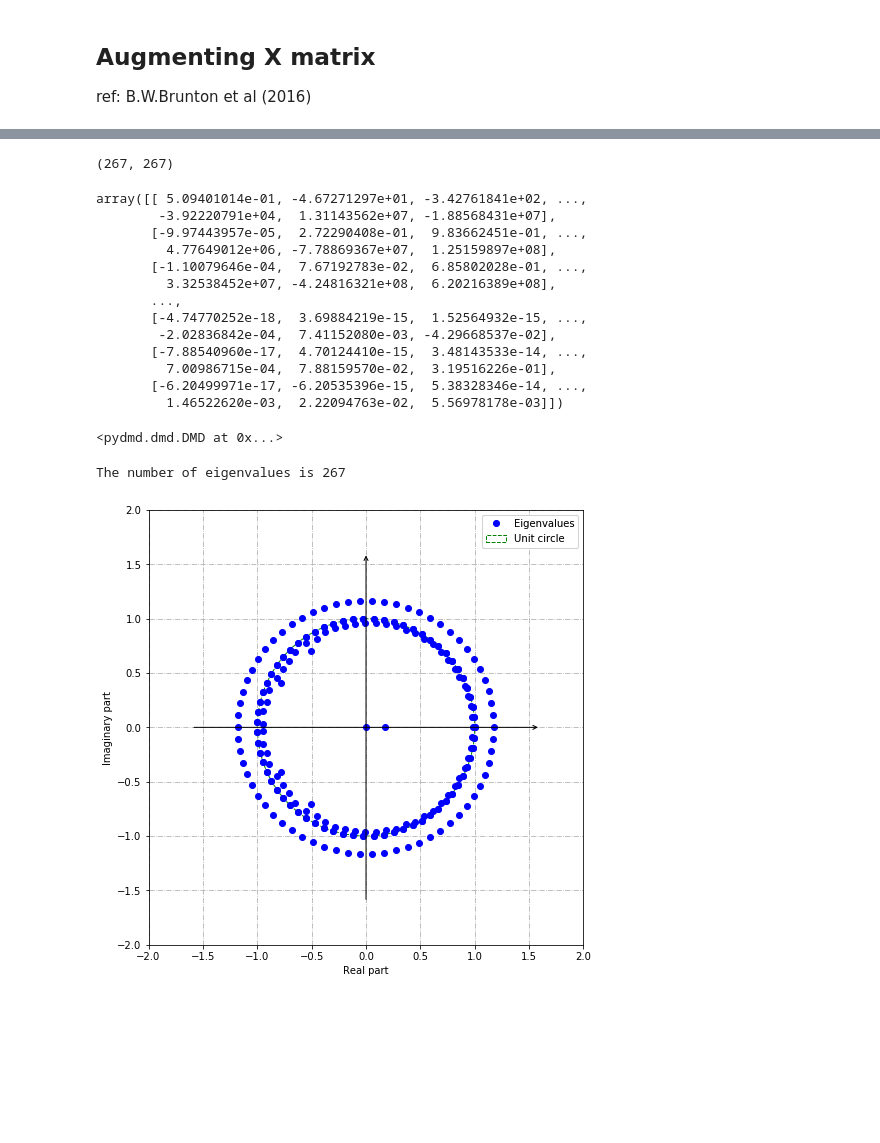
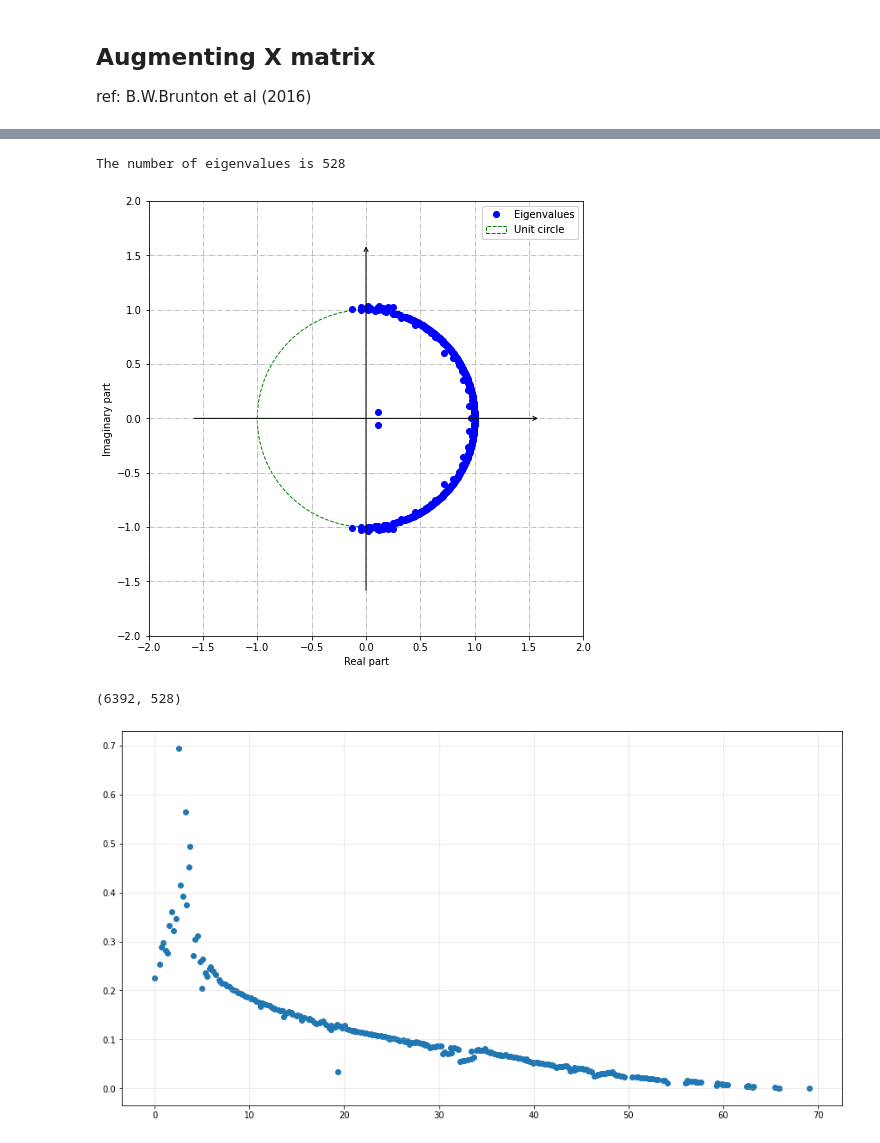
Before and after one commit to MachineLearningJournalClub/SSVEP_IEEE_SMC_2021, a Jupyter notebook: Code/DMD/neuro_DMD_ECoG.ipynb, the cells around one changed output, grey strips where cells are left out. Drawn from its saved outputs; the diff is of its cells as text; code cells hidden in the pictures; blank space fills up the shorter version.

```diff
--- a/Code/DMD/neuro_DMD_ECoG.ipynb
+++ b/Code/DMD/neuro_DMD_ECoG.ipynb
@@ -94,3 +73,5 @@ The number of eigenvalues is 66
 # %% [markdown]
 ## Augmenting X matrix
 ref: B.W.Brunton et al (2016)
+# %%
+data = data_p1[0,:,:]
@@ -157,34 +117,23 @@ prova = aug_dmd_features(X_raw = data[24000:26400,:].T)
-# %%
-prova.shape
-# %% [output]
-(267, 267)
-# %%
-prova
-# %% [output]
-array([[ 5.09401014e-01, -4.67271297e+01, -3.42761841e+02, ...,
-        -3.92220791e+04,  1.31143562e+07, -1.88568431e+07],
-       [-9.97443957e-05,  2.72290408e-01,  9.83662451e-01, ...,
-         4.77649012e+06, -7.78869367e+07,  1.25159897e+08],
-       [-1.10079646e-04,  7.67192783e-02,  6.85802028e-01, ...,
-         3.32538452e+07, -4.24816321e+08,  6.20216389e+08],
-       ...,
-       [-4.74770252e-18,  3.69884219e-15,  1.52564932e-15, ...,
-        -2.02836842e-04,  7.41152080e-03, -4.29668537e-02],
-       [-7.88540960e-17,  4.70124410e-15,  3.48143533e-14, ...,
-         7.00986715e-04,  7.88159570e-02,  3.19516226e-01],
-       [-6.20499971e-17, -6.20535396e-15,  5.38328346e-14, ...,
-         1.46522620e-03,  2.22094763e-02,  5.56978178e-03]])
-# %%
-neuro_dmd = DMD(svd_rank= h_star*X_raw.shape[0], opt = True)
-neuro_dmd.fit(X_aug.T)
-real_dmd = neuro_dmd.amplitudes.real
-imag_dmd = neuro_dmd.amplitudes.imag
-matrix_dmd = np.vstack((real_dmd,imag_dmd))
-# %% [output]
-<pydmd.dmd.DMD at 0x...>
 # %%
-print('The number of eigenvalues is {}'.format(neuro_dmd.eigs.shape[0]))
-neuro_dmd.plot_eigs(show_axes=True, show_unit_circle=True, figsize=(8, 8))
+print('The number of eigenvalues is {}'.format(dmd_prova.eigs.shape[0]))
+dmd_prova.plot_eigs(show_axes=True, show_unit_circle=True, figsize=(8, 8))
 # %% [output]
-The number of eigenvalues is 267
+The number of eigenvalues is 528
-[figure, old version]
+[figure, new version]
+# %%
+dmd_prova.modes.shape
+# %% [output]
+(6392, 528)
+# %%
+A = np.abs(dmd_prova.modes)
+N = dmd_prova.eigs.shape[0]
+# Find sorted indices for each row
+sorted_row_idx = np.argsort(A, axis=1)[:,A.shape[1]-N::]
+
+# Setup column indexing array
+col_idx = np.arange(A.shape[0])[:,None]
+
+# Use the column-row indices to get specific elements from input array.
+# Please note that since the column indexing array isn't of the same shape
+# as the sorted row indices, it will be broadcasted
+out = A[col_idx,sorted_row_idx]
@@ -191 +144,13 @@ The number of eigenvalues is 267
+# %%
+plt.figure(figsize = (15, 8))
+#plt.scatter(np.abs(dmd_prova.frequency)*256, np.linalg.norm(dmd_prova.modes[:dmd_prova.eigs.shape[0], :], axis = 0)**2)
+plt.scatter(np.abs(dmd_prova.frequency)[::2]*256, np.linalg.norm(out[:N,::2], axis = 0)**2)
+plt.grid(alpha = 0.3)
+#plt.axvline(x=9)
+#plt.axvline(x=18)
+#plt.axvline(x=27)
+#plt.plot(np.unique(np.abs(dmd_prova.frequency)))
+#15, 12, 10, 9
+# %% [output]
+[figure, added]
 # %%
```
Also changed, not shown: parts of 46 cells of this notebook.
